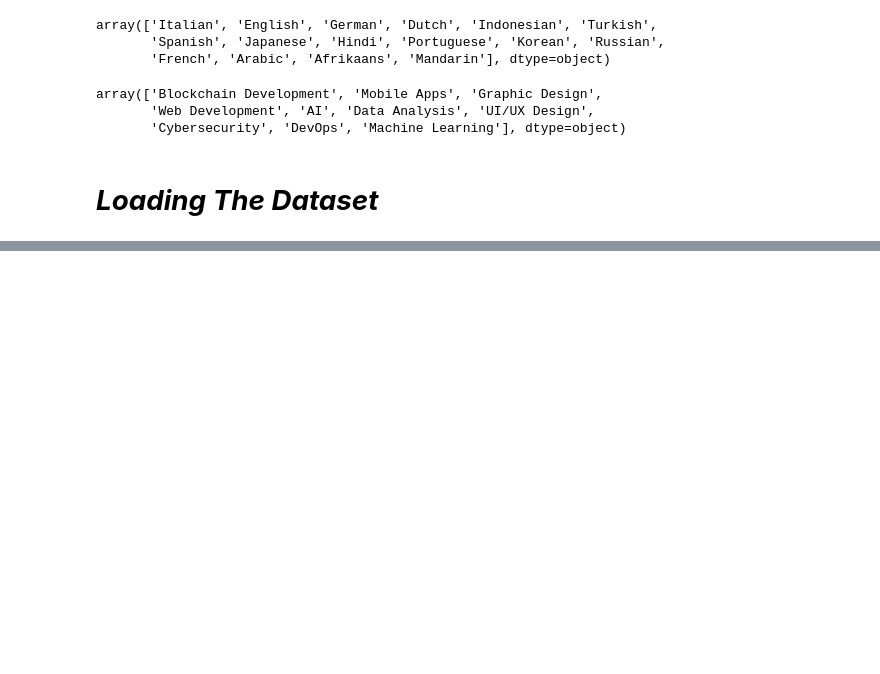
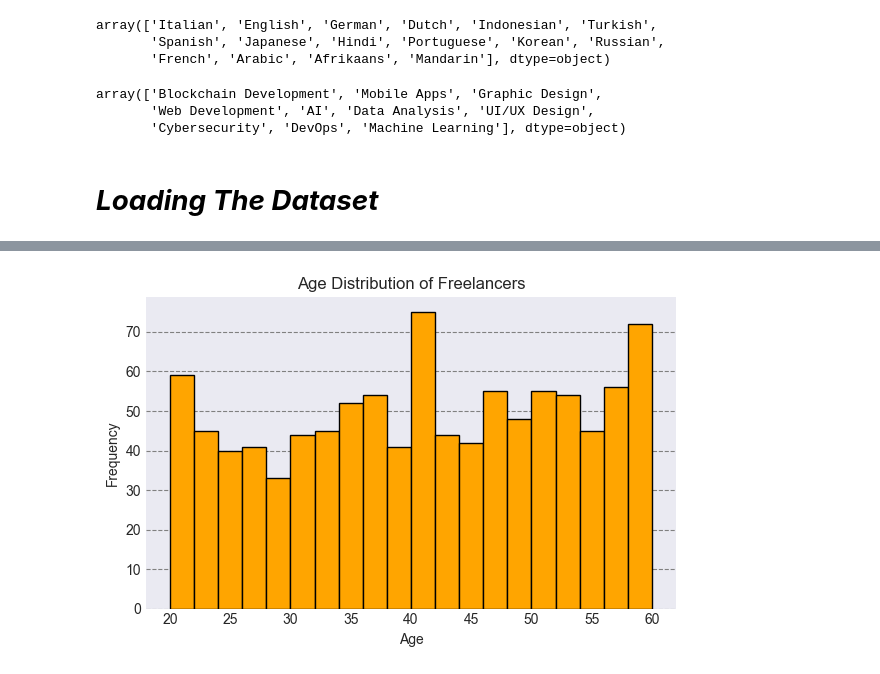
Before and after one commit to Hrushikesh-Kovi/Global-Freelancers-Data-Analysis_DAP-4, a Jupyter notebook: Global Freelancer Data Cleaning.ipynb, the cells around one changed output, grey strips where cells are left out. Cells and saved outputs as stored; diff of their text form; code cells hidden in the pictures; blank space fills up the shorter version.

```diff
--- a/Global Freelancer Data Cleaning.ipynb
+++ b/Global Freelancer Data Cleaning.ipynb
@@ -250,0 +276,10 @@ df.to_csv("global_freelancers_cleaned.csv")
+# %%
+plt.figure(figsize=(6, 4))
+plt.hist(df["Age"], edgecolor="black", bins=20, color="orange")
+plt.title("Age Distribution of Freelancers")
+plt.xlabel("Age")
+plt.ylabel("Frequency")
+plt.tight_layout()
+plt.grid(True, axis="y", ls="--", color="grey")
+# %% [output]
+[figure, added]
```
Also changed, not shown: parts of 8 cells of this notebook.
